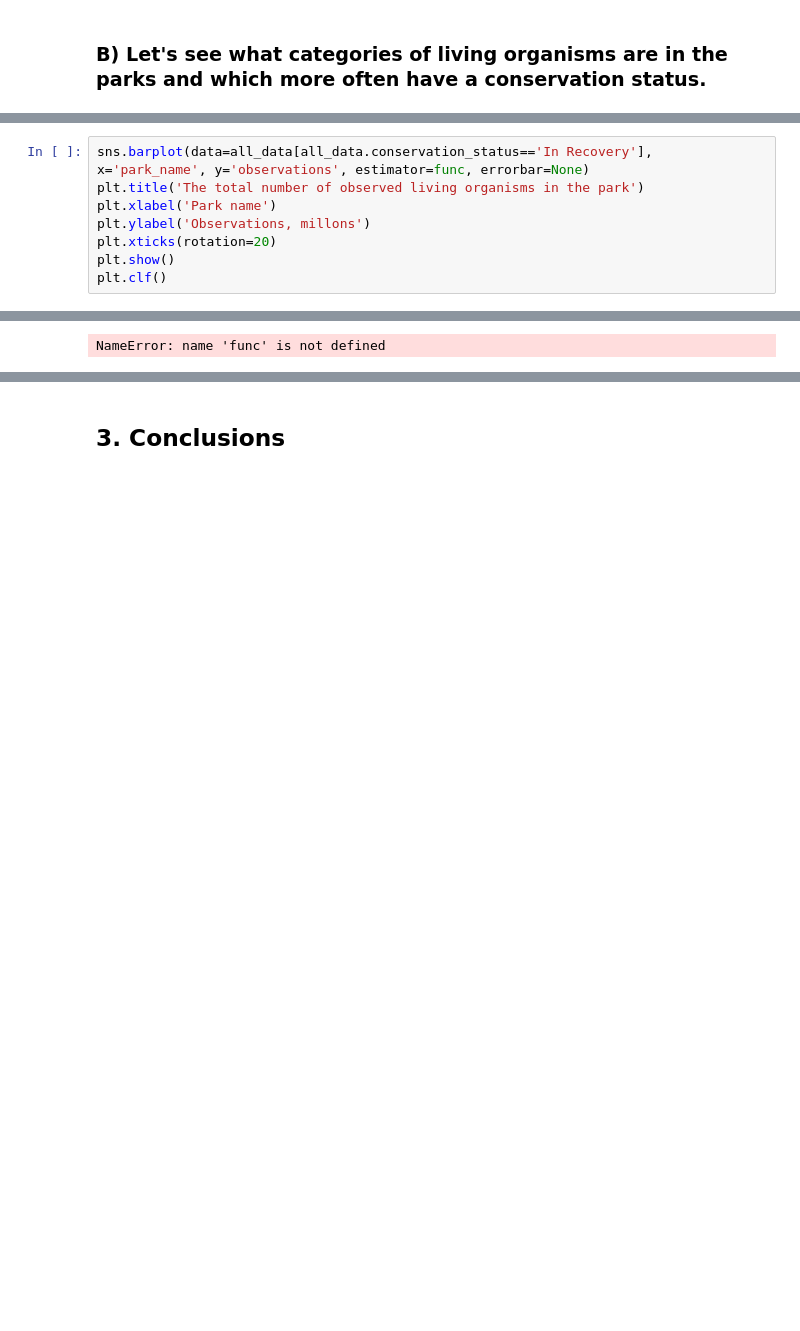
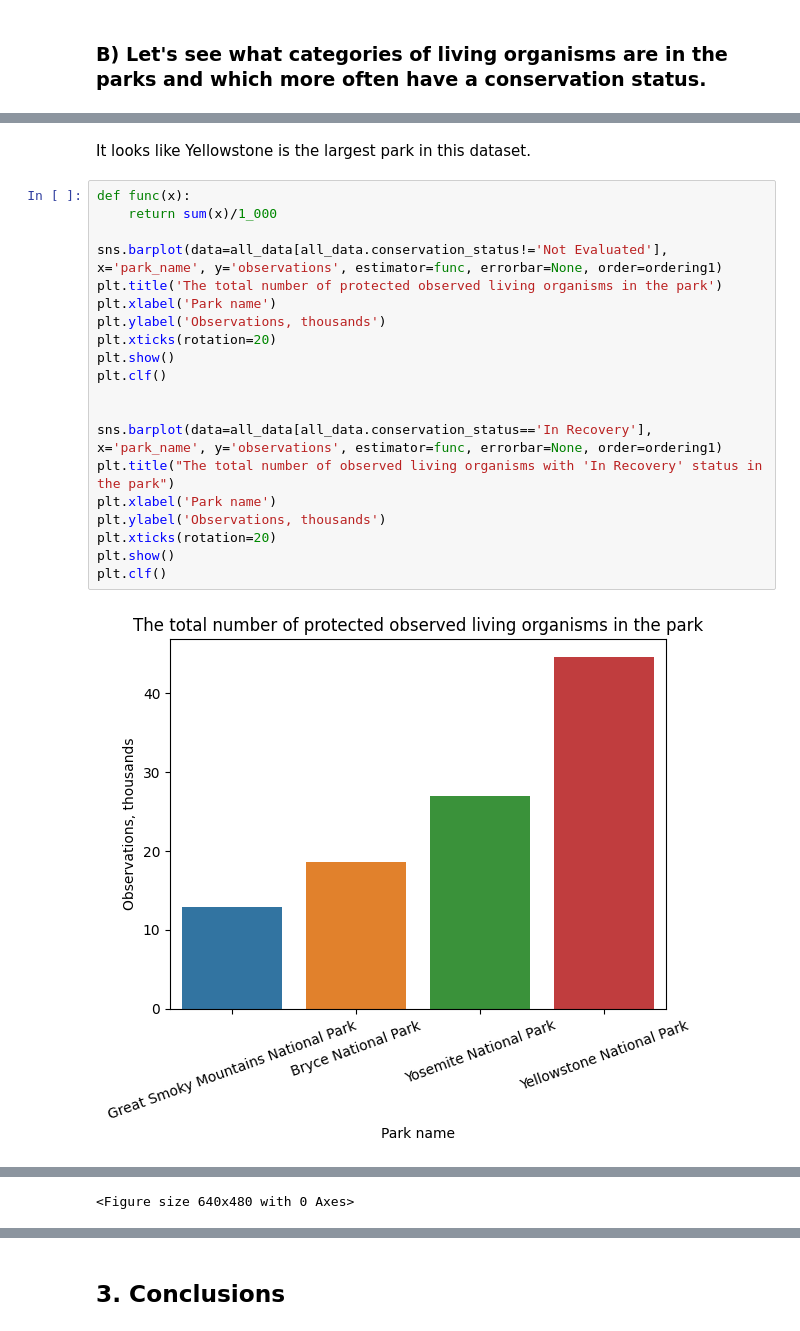
Before and after one commit to RUDMUSO/Projects, a Jupyter notebook: biodiversity/biodiversity.ipynb, the cells around one changed output, grey strips where cells are left out. Cells and saved outputs as stored; diff of their text form; blank space fills up the shorter version.

```diff
--- a/biodiversity/biodiversity.ipynb
+++ b/biodiversity/biodiversity.ipynb
@@ -184,9 +225,24 @@ plt.clf()
+# %% [markdown]
+It looks like Yellowstone is the largest park in this dataset.
 # %%
-sns.barplot(data=all_data[all_data.conservation_status=='In Recovery'], x='park_name', y='observations', estimator=func, errorbar=None)
-plt.title('The total number of observed living organisms in the park')
+def func(x):
+    return sum(x)/1_000
+
+sns.barplot(data=all_data[all_data.conservation_status!='Not Evaluated'], x='park_name', y='observations', estimator=func, errorbar=None, order=ordering1)
+plt.title('The total number of protected observed living organisms in the park')
 plt.xlabel('Park name')
-plt.ylabel('Observations, millons')
+plt.ylabel('Observations, thousands')
 plt.xticks(rotation=20)
 plt.show()
 plt.clf()
+
+
+sns.barplot(data=all_data[all_data.conservation_status=='In Recovery'], x='park_name', y='observations', estimator=func, errorbar=None, order=ordering1)
+plt.title("The total number of observed living organisms with 'In Recovery' status in the park")
+plt.xlabel('Park name')
+plt.ylabel('Observations, thousands')
+plt.xticks(rotation=20)
+plt.show()
+plt.clf()
 # %% [output]
+[figure, added]
@@ -193 +250 @@ plt.clf()
-NameError: name 'func' is not defined
+<Figure size 640x480 with 0 Axes>
```
Also changed, not shown: parts of 16 cells of this notebook.
